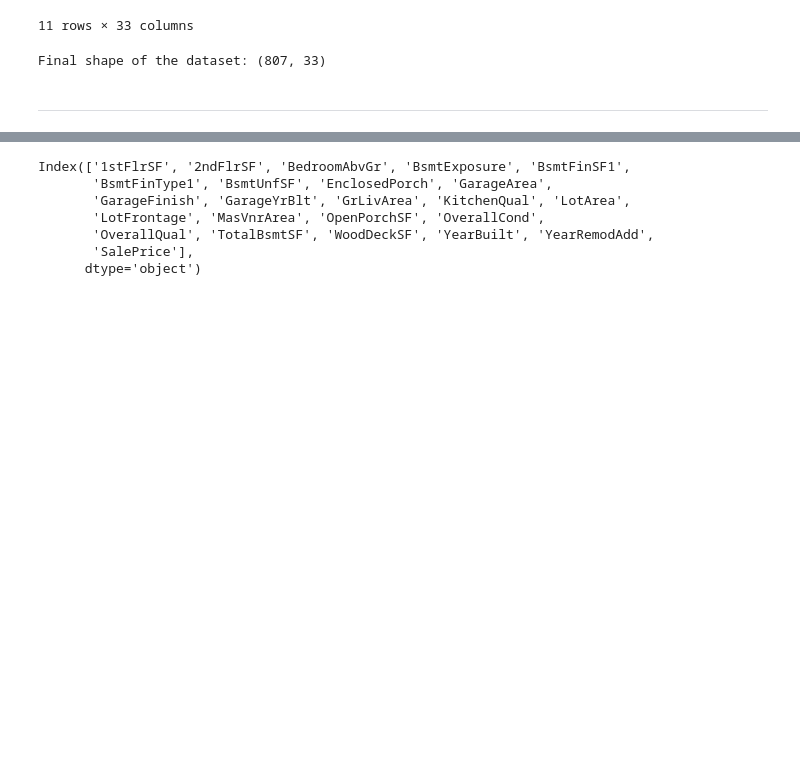
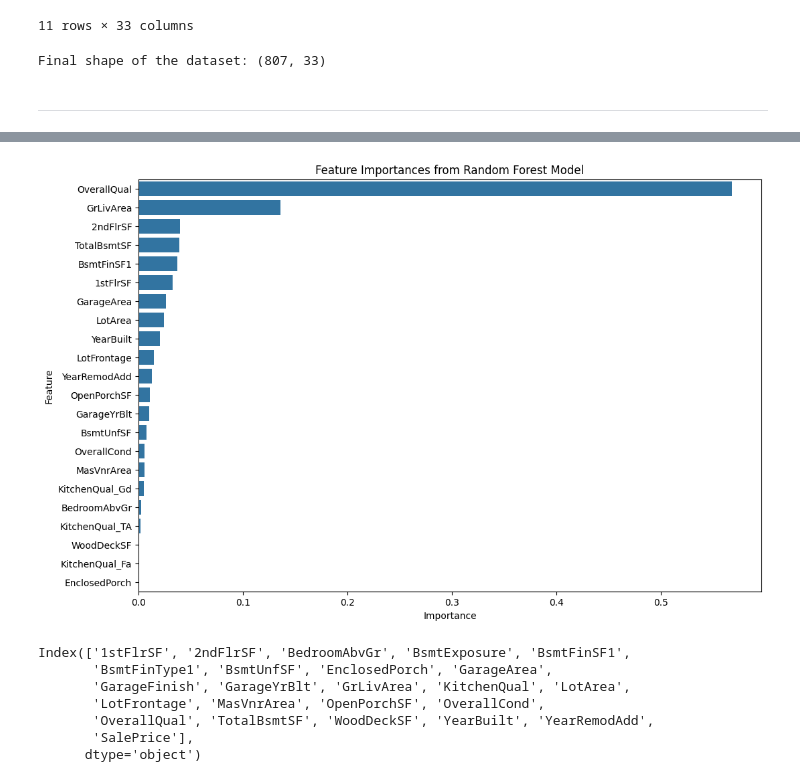
Before and after one commit to johnfurlong98/house_project1, a Jupyter notebook: jupyter_notebooks/Notebook_Template.ipynb, the cells around one changed output, grey strips where cells are left out. Saved outputs shown, nothing was run; the diff lists cells and outputs as text; code cells hidden in the pictures; blank space fills up the shorter version.

```diff
--- a/jupyter_notebooks/Notebook_Template.ipynb
+++ b/jupyter_notebooks/Notebook_Template.ipynb
@@ -786,0 +750,87 @@ KeyError: 'FullBath'
+# %%
+import pandas as pd
+import numpy as np
+import matplotlib.pyplot as plt
+import seaborn as sns
+from sklearn.model_selection import train_test_split
+from sklearn.preprocessing import StandardScaler, OneHotEncoder
+from sklearn.impute import SimpleImputer
+from sklearn.pipeline import Pipeline
+from sklearn.compose import ColumnTransformer
+from sklearn.ensemble import RandomForestRegressor
+from sklearn.metrics import mean_absolute_error, mean_squared_error
+
+# Load your dataset from the specified path
+file_path = "/workspace/house_project1/data/house_prices_records.csv"
+house_prices_df = pd.read_csv(file_path)
+
+# Define feature columns and target
+selected_features = [
+    '1stFlrSF', '2ndFlrSF', 'BedroomAbvGr', 'BsmtFinSF1', 'BsmtUnfSF',
+    'EnclosedPorch', 'GarageArea', 'GarageYrBlt', 'GrLivArea', 'KitchenQual',
+    'LotArea', 'LotFrontage', 'MasVnrArea', 'OpenPorchSF', 'OverallCond',
+    'OverallQual', 'TotalBsmtSF', 'WoodDeckSF', 'YearBuilt', 'YearRemodAdd'
+]
+X = house_prices_df[selected_features].copy()
+y = house_prices_df['SalePrice']
+
+# Separate numerical and categorical columns
+num_cols = X.select_dtypes(include=[np.number]).columns.tolist()
+cat_cols = X.select_dtypes(include=['object', 'category']).columns.tolist()
+
+# Define the preprocessing pipelines
+# Numerical Pipeline
+num_pipeline = Pipeline(steps=[
+    ('imputer', SimpleImputer(strategy='median')),
+    ('scaler', StandardScaler())
+])
+
+# Categorical Pipeline
+cat_pipeline = Pipeline(steps=[
+    ('imputer', SimpleImputer(strategy='most_frequent')),
+    ('onehot', OneHotEncoder(drop='first', sparse_output=False))
+])
+
+# Combine the pipelines using ColumnTransformer
+preprocessor = ColumnTransformer(
+    transformers=[
+        ('num', num_pipeline, num_cols),
+        ('cat', cat_pipeline, cat_cols)
+    ]
+)
+
+# Apply transformations to the training data
+X_processed = preprocessor.fit_transform(X)
+
+# Convert the processed array back to DataFrame for ease of interpretation
+# This step is useful for accessing column names after encoding
+cat_feature_names = preprocessor.named_transformers_['cat']['onehot'].get_feature_names_out(cat_cols)
+all_feature_names = num_cols + list(cat_feature_names)
+X_processed_df = pd.DataFrame(X_processed, columns=all_feature_names)
+
+# Split the data
+X_train, X_test, y_train, y_test = train_test_split(X_processed_df, y, test_size=0.2, random_state=42)
+
+# Model Training
+model = RandomForestRegressor(n_estimators=100, random_state=42)
+model.fit(X_train, y_train)
+
+# Predictions and Model Evaluation
+y_pred = model.predict(X_test)
+mae = mean_absolute_error(y_test, y_pred)
+rmse = np.sqrt(mean_squared_error(y_test, y_pred))
+
+# Display evaluation metrics
+print(f"Mean Absolute Error (MAE): {mae}")
+print(f"Root Mean Squared Error (RMSE): {rmse}")
+
+# Visualize feature importances
+feature_importances = model.feature_importances_
+importance_df = pd.DataFrame({'Feature': all_feature_names, 'Importance': feature_importances})
+importance_df = importance_df.sort_values(by='Importance', ascending=False)
+
+plt.figure(figsize=(12, 8))
+sns.barplot(x='Importance', y='Feature', data=importance_df)
+plt.title("Feature Importances from Random Forest Model")
+plt.show()
+# %% [output]
@@ -787,3 +839,4 @@ KeyError: 'FullBath'
+[figure, added]
 # %%
 print(house_prices_df.columns)
 # %% [output]
```
Also changed, not shown: parts of 6 cells of this notebook.
